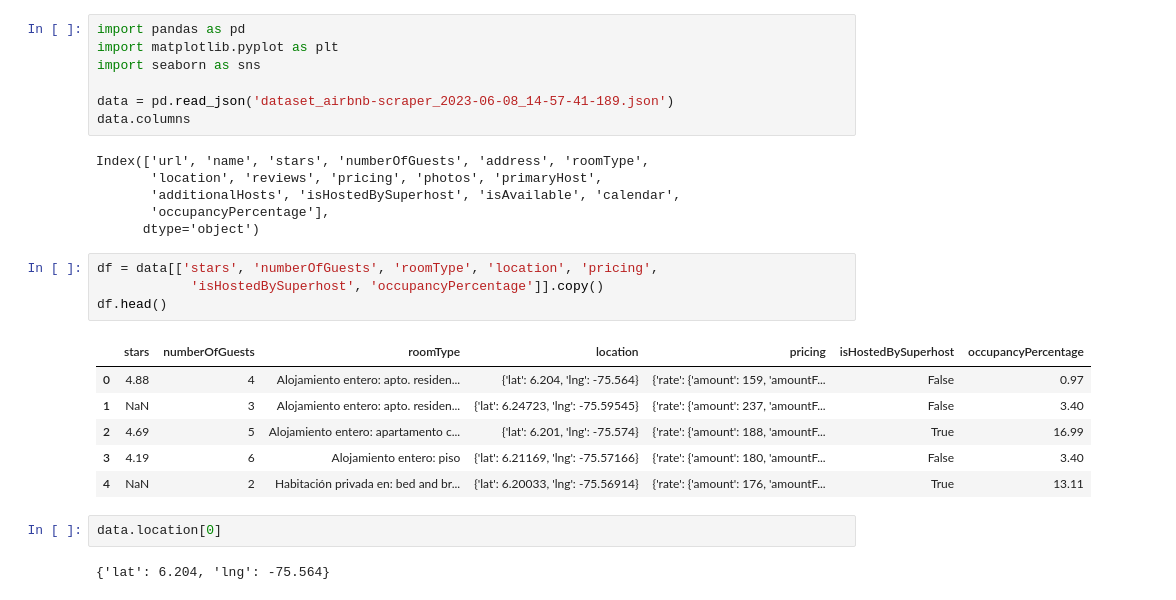
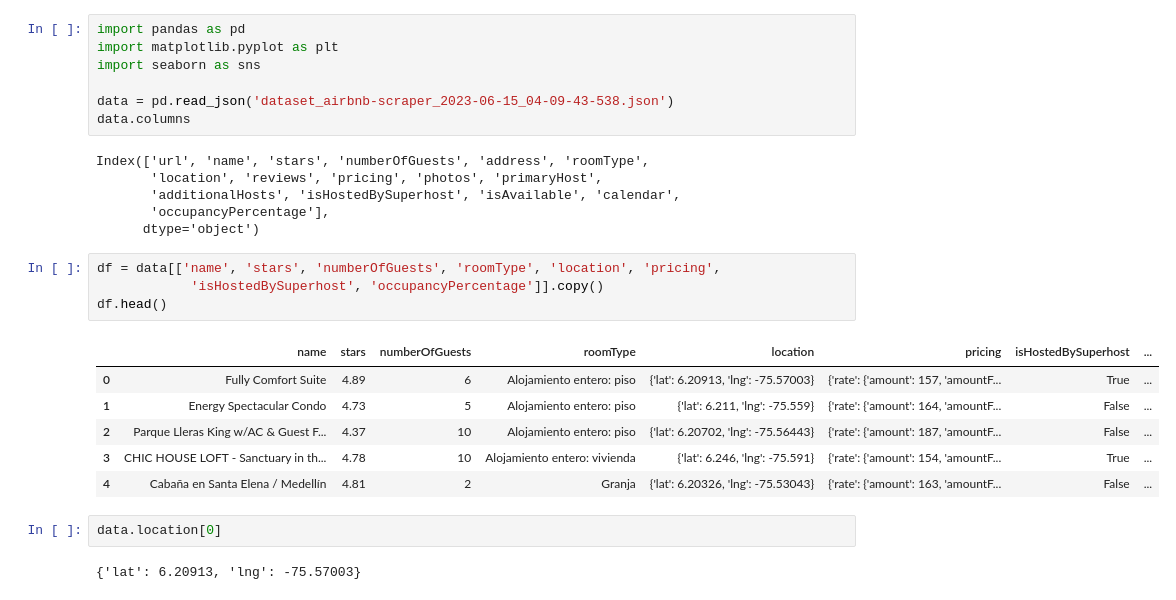
Before and after one commit to manuelarcer/airbnylizer, a Jupyter notebook: eda.ipynb, the cells around one changed output. Cells and saved outputs as stored; diff of their text form.

```diff
--- a/eda.ipynb
+++ b/eda.ipynb
@@ -35,7 +35,7 @@ import pandas as pd
 import matplotlib.pyplot as plt
 import seaborn as sns
 
-data = pd.read_json('dataset_airbnb-scraper_2023-06-08_14-57-41-189.json')
+data = pd.read_json('dataset_airbnb-scraper_2023-06-15_04-09-43-538.json')
 data.columns
 # %% [output]
 Index(['url', 'name', 'stars', 'numberOfGuests', 'address', 'roomType',
@@ -44,20 +44,20 @@ Index(['url', 'name', 'stars', 'numberOfGuests', 'address', 'roomType',
        'occupancyPercentage'],
       dtype='object')
 # %%
-df = data[['stars', 'numberOfGuests', 'roomType', 'location', 'pricing',
+df = data[['name', 'stars', 'numberOfGuests', 'roomType', 'location', 'pricing',
             'isHostedBySuperhost', 'occupancyPercentage']].copy()
 df.head()
 # %% [output]
-|  | stars | numberOfGuests | roomType | location | pricing | isHostedBySuperhost | occupancyPercentage |
-| 0 | 4.88 | 4 | Alojamiento entero: apto. residen... | {'lat': 6.204, 'lng': -75.564} | {'rate': {'amount': 159, 'amountF... | False | 0.97 |
-| 1 | NaN | 3 | Alojamiento entero: apto. residen... | {'lat': 6.24723, 'lng': -75.59545} | {'rate': {'amount': 237, 'amountF... | False | 3.40 |
-| 2 | 4.69 | 5 | Alojamiento entero: apartamento c... | {'lat': 6.201, 'lng': -75.574} | {'rate': {'amount': 188, 'amountF... | True | 16.99 |
-| 3 | 4.19 | 6 | Alojamiento entero: piso | {'lat': 6.21169, 'lng': -75.57166} | {'rate': {'amount': 180, 'amountF... | False | 3.40 |
-| 4 | NaN | 2 | Habitación privada en: bed and br... | {'lat': 6.20033, 'lng': -75.56914} | {'rate': {'amount': 176, 'amountF... | True | 13.11 |
+|  | name | stars | numberOfGuests | roomType | location | pricing | isHostedBySuperhost | ... |
+| 0 | Fully Comfort Suite | 4.89 | 6 | Alojamiento entero: piso | {'lat': 6.20913, 'lng': -75.57003} | {'rate': {'amount': 157, 'amountF... | True | ... |
+| 1 | Energy Spectacular Condo | 4.73 | 5 | Alojamiento entero: piso | {'lat': 6.211, 'lng': -75.559} | {'rate': {'amount': 164, 'amountF... | False | ... |
+| 2 | Parque Lleras King w/AC & Guest F... | 4.37 | 10 | Alojamiento entero: piso | {'lat': 6.20702, 'lng': -75.56443} | {'rate': {'amount': 187, 'amountF... | False | ... |
+| 3 | CHIC HOUSE LOFT - Sanctuary in th... | 4.78 | 10 | Alojamiento entero: vivienda | {'lat': 6.246, 'lng': -75.591} | {'rate': {'amount': 154, 'amountF... | True | ... |
+| 4 | Cabaña en Santa Elena / Medellín | 4.81 | 2 | Granja | {'lat': 6.20326, 'lng': -75.53043} | {'rate': {'amount': 163, 'amountF... | False | ... |
 # %%
 data.location[0]
 # %% [output]
-{'lat': 6.204, 'lng': -75.564}
+{'lat': 6.20913, 'lng': -75.57003}
 # %%
 def typeofproperty(p):
     if 'hotel' in p:
```
Also changed, not shown: parts of 11 cells of this notebook, 1 other file.
